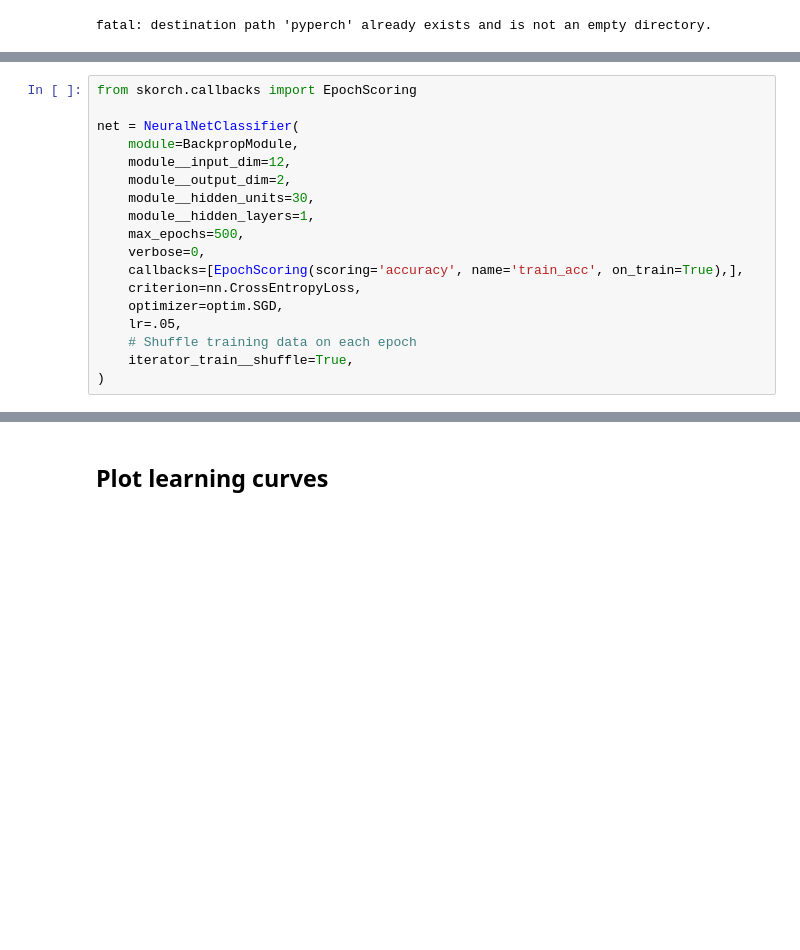
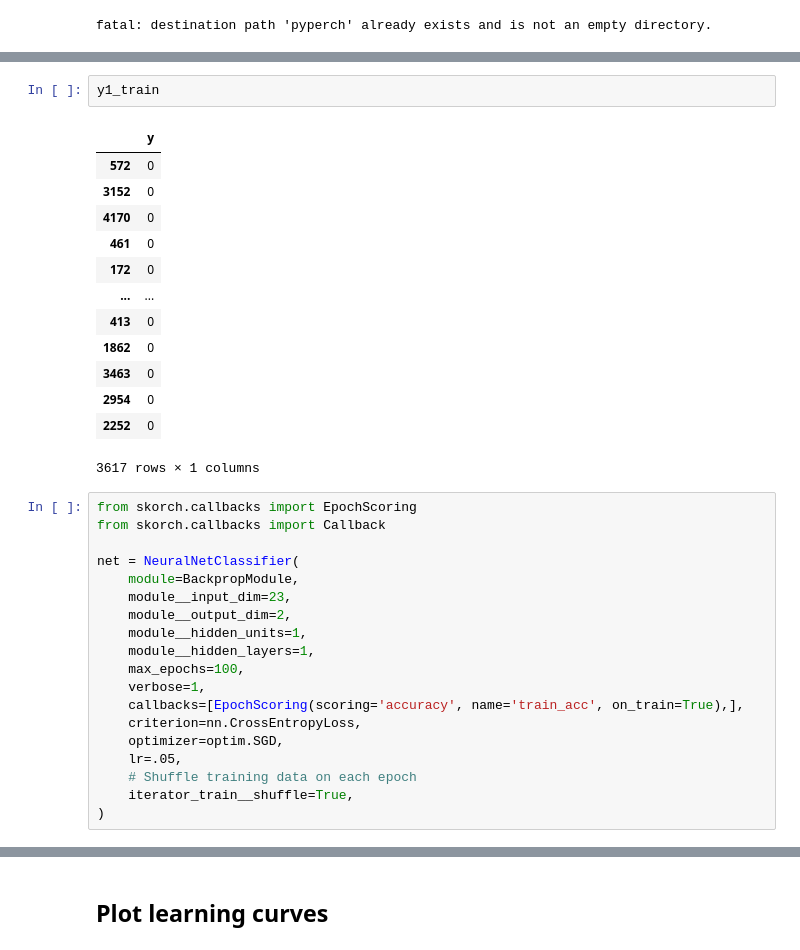
Before and after one commit to ankitrahejagatech/7641HW1, a Jupyter notebook: notebooks/backprop_network.ipynb, the cells around one changed output, grey strips where cells are left out. Cells and saved outputs as stored; diff of their text form; blank space fills up the shorter version.

```diff
--- a/notebooks/backprop_network.ipynb
+++ b/notebooks/backprop_network.ipynb
@@ -24,14 +52,31 @@ y = y.astype(np.int64)
+# %%
+y1_train
+# %% [output]
+|  | y |
+| 572 | 0 |
+| 3152 | 0 |
+| 4170 | 0 |
+| 461 | 0 |
+| 172 | 0 |
+| ... | ... |
+| 413 | 0 |
+| 1862 | 0 |
+| 3463 | 0 |
+| 2954 | 0 |
+| 2252 | 0 |
+3617 rows × 1 columns
 # %%
 from skorch.callbacks import EpochScoring
+from skorch.callbacks import Callback
 
 net = NeuralNetClassifier(
     module=BackpropModule,
-    module__input_dim=12,
+    module__input_dim=23,
     module__output_dim=2,
-    module__hidden_units=30,
+    module__hidden_units=1,
     module__hidden_layers=1,
-    max_epochs=500,
-    verbose=0,
+    max_epochs=100,
+    verbose=1,
     callbacks=[EpochScoring(scoring='accuracy', name='train_acc', on_train=True),],
     criterion=nn.CrossEntropyLoss,
     optimizer=optim.SGD,
```
Also changed, not shown: parts of 18 cells of this notebook.
